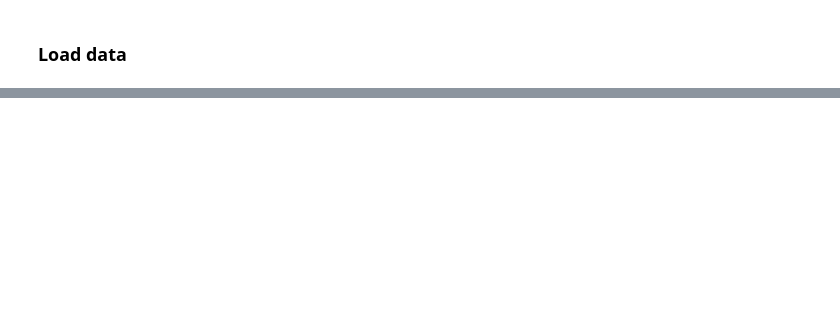
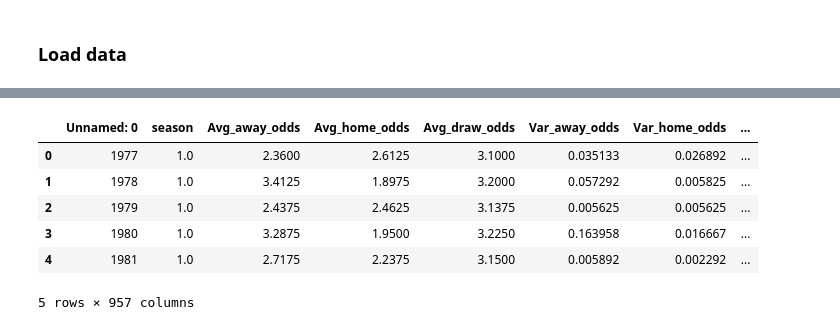
Before and after one commit to balooooooooo/machine-learning-2-coursework, a Jupyter notebook: models.ipynb, the cells around one changed output, grey strips where cells are left out. Saved outputs shown, nothing was run; the diff lists cells and outputs as text; code cells hidden in the pictures; blank space fills up the shorter version.

Commit message:
in the begininging there was random forest regressor

```diff
--- a/models.ipynb
+++ b/models.ipynb
@@ -35,0 +63,14 @@ for country in dfs_train:
+# %%
+bl_forests = {}
+# %%
+for country in dfs_train_reg_X:
+    bl_forests[country] = RandomForestRegressor(n_estimators=100, criterion="squared_error", max_depth=10)
+# %%
+pd.set_option('display.max_columns', 500)
+# %%
+for country in bl_forests:
+    try:
+        dfs_valid_reg_X[country].drop(columns=['Avg_bookie_prediction'], axis=1, inplace=True)
+        dfs_train_reg_X[country].drop(columns=['Avg_bookie_prediction'], axis=1, inplace=True)
+    except:
+        print("hmm")
@@ -35,0 +89,10 @@ for country in dfs_train:
+# %%
+dfs_train_reg_X['england'].head()
+# %% [output]
+|  | Unnamed: 0 | season | Avg_away_odds | Avg_home_odds | Avg_draw_odds | Var_away_odds | Var_home_odds | ... |
+| 0 | 1977 | 1.0 | 2.3600 | 2.6125 | 3.1000 | 0.035133 | 0.026892 | ... |
+| 1 | 1978 | 1.0 | 3.4125 | 1.8975 | 3.2000 | 0.057292 | 0.005825 | ... |
+| 2 | 1979 | 1.0 | 2.4375 | 2.4625 | 3.1375 | 0.005625 | 0.005625 | ... |
+| 3 | 1980 | 1.0 | 3.2875 | 1.9500 | 3.2250 | 0.163958 | 0.016667 | ... |
+| 4 | 1981 | 1.0 | 2.7175 | 2.2375 | 3.1500 | 0.005892 | 0.002292 | ... |
+5 rows × 957 columns
```
Also changed, not shown: parts of 12 cells of this notebook.
